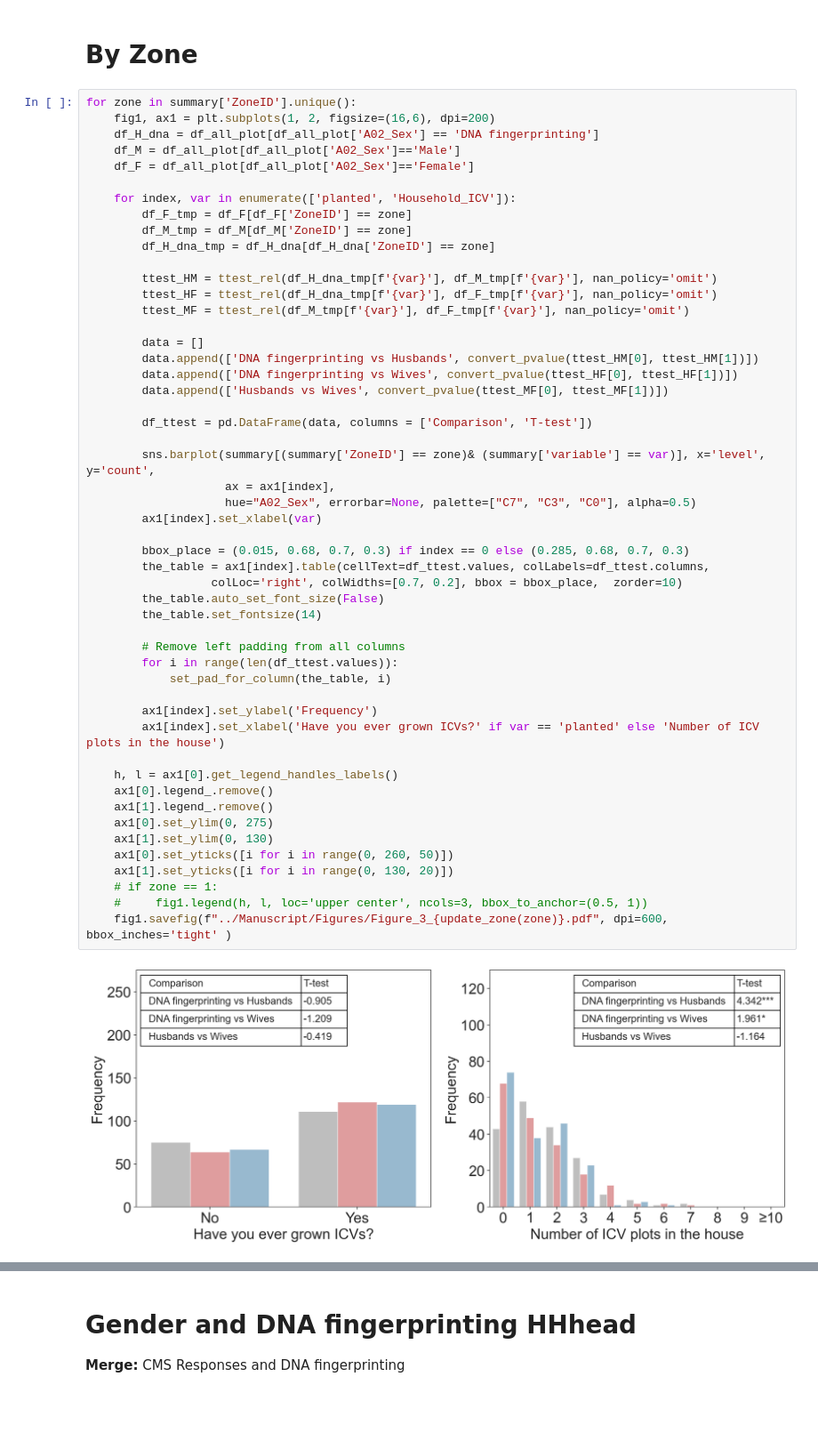
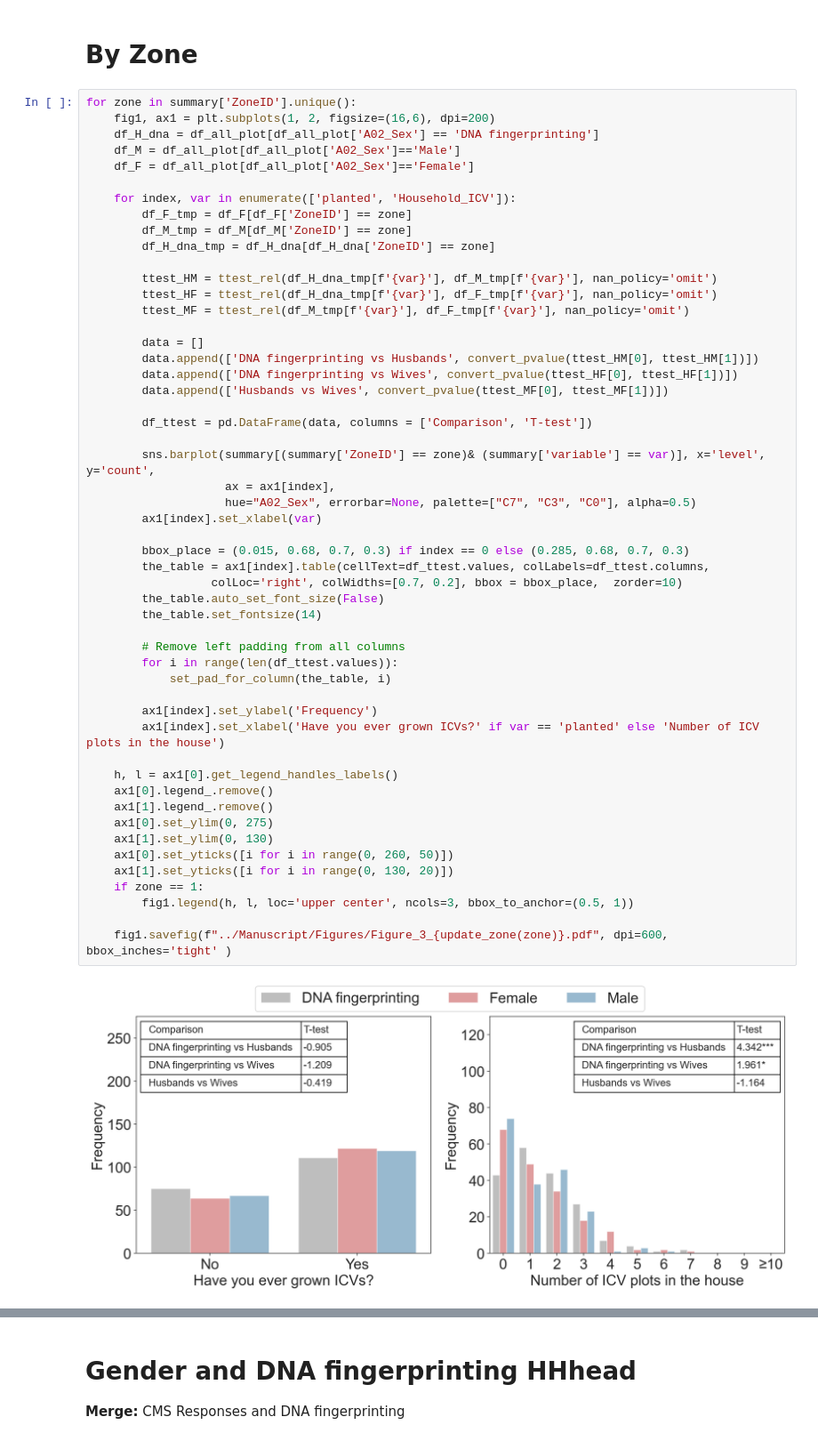
Before and after one commit to japrietov/Technology-Adoption, a Jupyter notebook: Code/Final graphs (Python).ipynb, the cells around one changed output, grey strips where cells are left out. Shown at 89% size. Cells and saved outputs as stored; diff of their text form; blank space fills up the shorter version.

```diff
--- a/Code/Final graphs (Python).ipynb
+++ b/Code/Final graphs (Python).ipynb
@@ -285,36 +315,37 @@ for zone in summary['ZoneID'].unique():
 
         df_ttest = pd.DataFrame(data, columns = ['Comparison', 'T-test'])
 
         sns.barplot(summary[(summary['ZoneID'] == zone)& (summary['variable'] == var)], x='level',  y='count',
                     ax = ax1[index],
                     hue="A02_Sex", errorbar=None, palette=["C7", "C3", "C0"], alpha=0.5)
         ax1[index].set_xlabel(var)
 
         bbox_place = (0.015, 0.68, 0.7, 0.3) if index == 0 else (0.285, 0.68, 0.7, 0.3)
         the_table = ax1[index].table(cellText=df_ttest.values, colLabels=df_ttest.columns,
                   colLoc='right', colWidths=[0.7, 0.2], bbox = bbox_place,  zorder=10)
         the_table.auto_set_font_size(False)
         the_table.set_fontsize(14)
 
         # Remove left padding from all columns
         for i in range(len(df_ttest.values)):
             set_pad_for_column(the_table, i)
 
         ax1[index].set_ylabel('Frequency')
         ax1[index].set_xlabel('Have you ever grown ICVs?' if var == 'planted' else 'Number of ICV plots in the house')
 
     h, l = ax1[0].get_legend_handles_labels()
     ax1[0].legend_.remove()
     ax1[1].legend_.remove()
     ax1[0].set_ylim(0, 275)
     ax1[1].set_ylim(0, 130)
     ax1[0].set_yticks([i for i in range(0, 260, 50)])
     ax1[1].set_yticks([i for i in range(0, 130, 20)])
-    # if zone == 1:
-    #     fig1.legend(h, l, loc='upper center', ncols=3, bbox_to_anchor=(0.5, 1))
+    if zone == 1:
+        fig1.legend(h, l, loc='upper center', ncols=3, bbox_to_anchor=(0.5, 1))
+
     fig1.savefig(f"../Manuscript/Figures/Figure_3_{update_zone(zone)}.pdf", dpi=600, bbox_inches='tight' )
 # %% [output]
-[figure, old version]
+[figure, new version]
 [figure]
 [figure]
 [figure]
```
Also changed, not shown: parts of 6 cells of this notebook, 15 other files.
